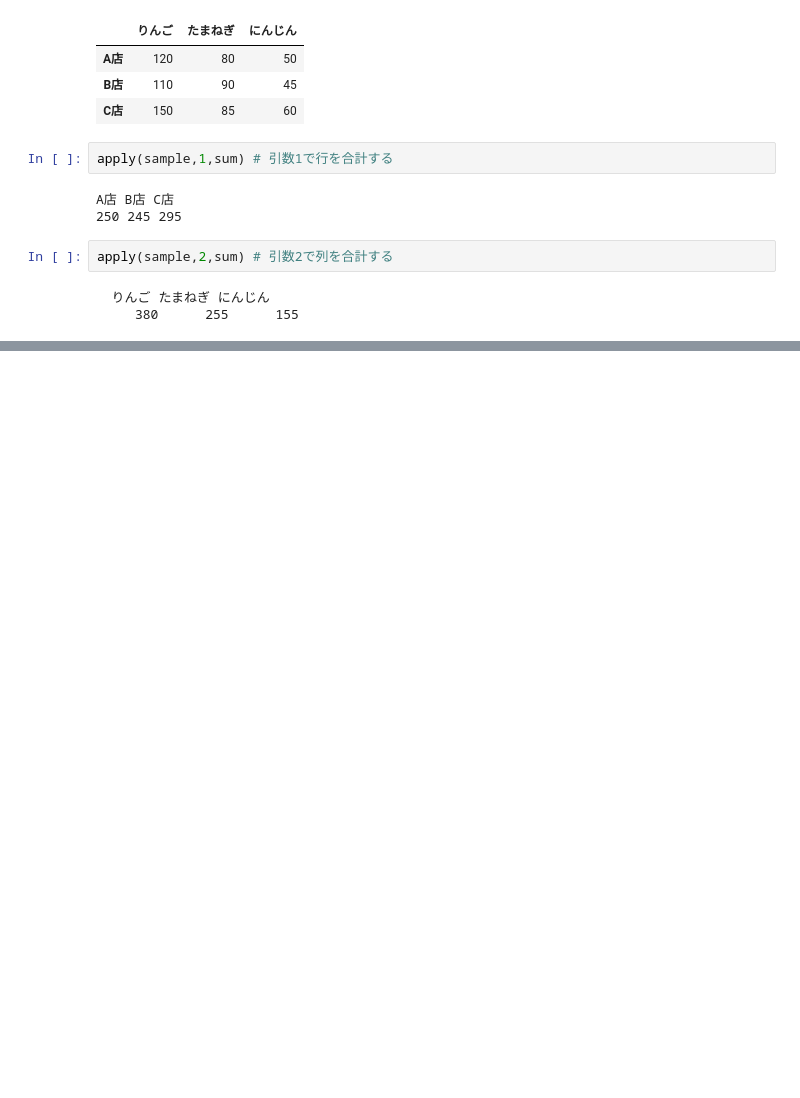
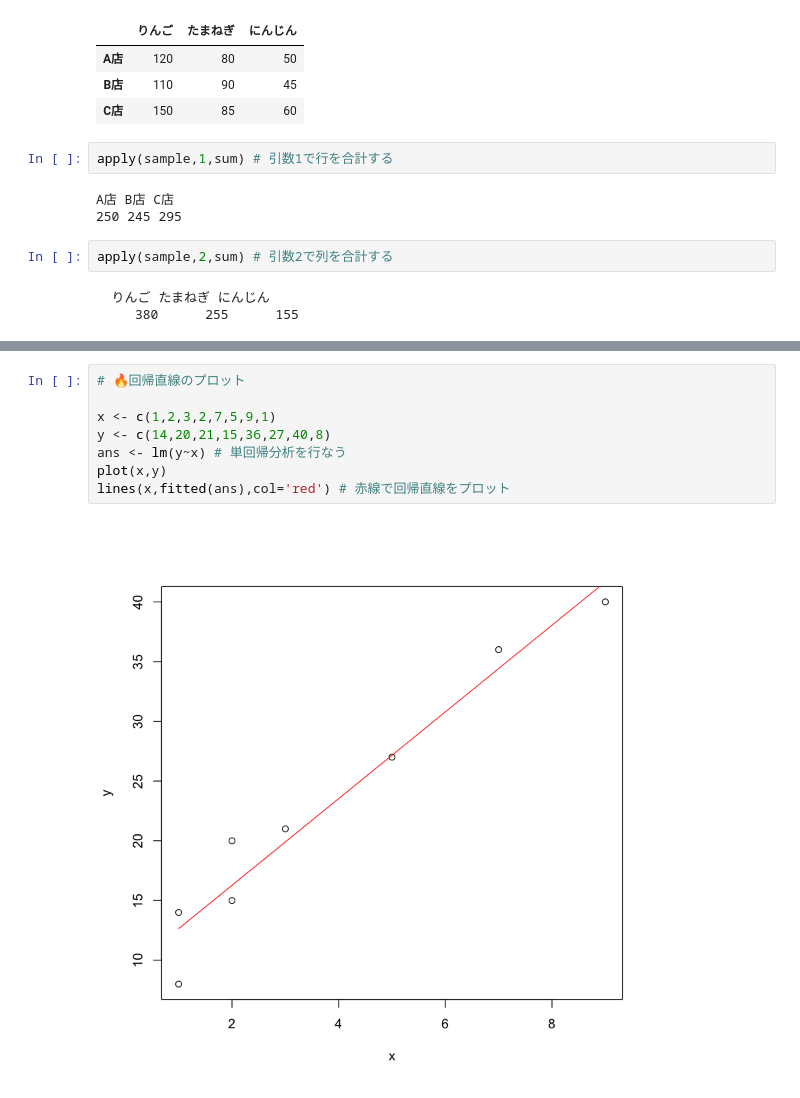
Before and after one commit to Ken-3/origin, a Jupyter notebook: R_Practice.ipynb, the cells around one changed output, grey strips where cells are left out. Cells and saved outputs as stored; diff of their text form; blank space fills up the shorter version.

```diff
--- a/R_Practice.ipynb
+++ b/R_Practice.ipynb
@@ -58,0 +216,10 @@ sample <- read.table('clipboard')
+# %%
+# 🔥回帰直線のプロット
+
+x <- c(1,2,3,2,7,5,9,1)
+y <- c(14,20,21,15,36,27,40,8)
+ans <- lm(y~x) # 単回帰分析を行なう
+plot(x,y)
+lines(x,fitted(ans),col='red') # 赤線で回帰直線をプロット
+# %% [output]
+[figure, added]
```
Also changed, not shown: parts of 25 cells of this notebook.
